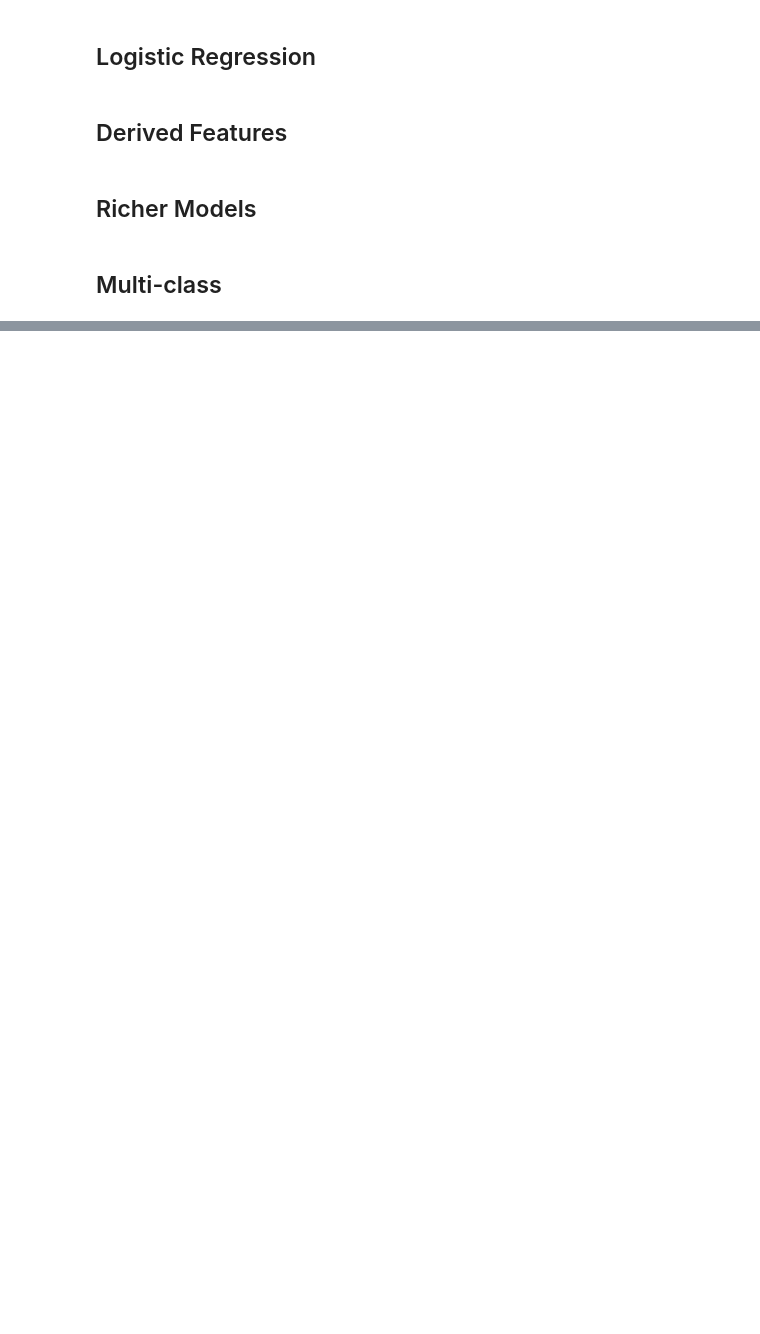
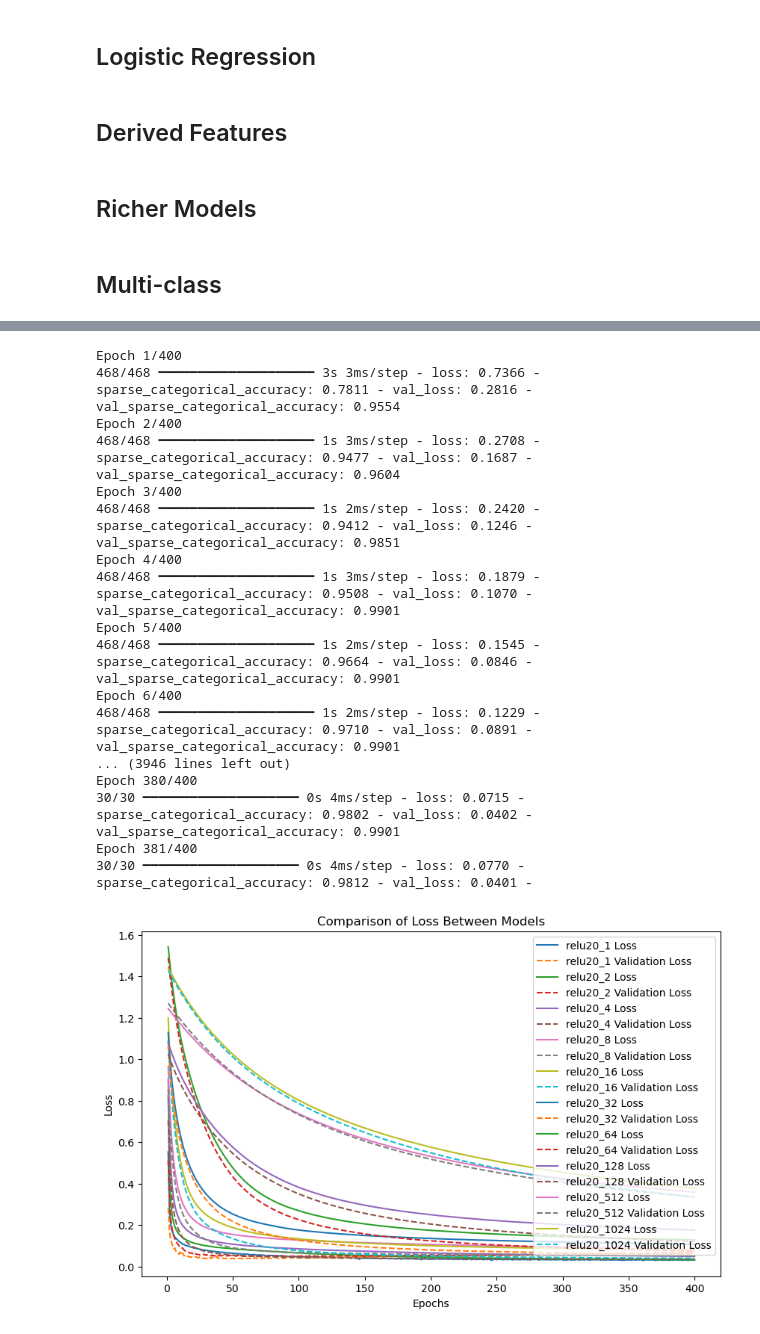
Before and after one commit to samogden/CST463-assignments, a Jupyter notebook: class_code/week07/post-class/feedforward-keras-classification.ipynb, the cells around one changed output, grey strips where cells are left out. Saved outputs shown, nothing was run; the diff lists cells and outputs as text; code cells hidden in the pictures; blank space fills up the shorter version.

```diff
--- a/class_code/week07/post-class/feedforward-keras-classification.ipynb
+++ b/class_code/week07/post-class/feedforward-keras-classification.ipynb
@@ -217,0 +295,34 @@ plot_loss(history_mc)
+# %%
+plot_multiple_histories(
+  histories={
+    "relu20_1"    : train_model_with_layer_function(layers.Dense(20, activation='relu'), kwargs_for_fit={"batch_size" : 1}),
+    "relu20_2"    : train_model_with_layer_function(layers.Dense(20, activation='relu'), kwargs_for_fit={"batch_size" : 2}),
+    "relu20_4"    : train_model_with_layer_function(layers.Dense(20, activation='relu'), kwargs_for_fit={"batch_size" : 4}),
+    "relu20_8"    : train_model_with_layer_function(layers.Dense(20, activation='relu'), kwargs_for_fit={"batch_size" : 8}),
+    "relu20_16"   : train_model_with_layer_function(layers.Dense(20, activation='relu'), kwargs_for_fit={"batch_size" : 16}),
+    "relu20_32"   : train_model_with_layer_function(layers.Dense(20, activation='relu'), kwargs_for_fit={"batch_size" : 32}),
+    "relu20_64"   : train_model_with_layer_function(layers.Dense(20, activation='relu'), kwargs_for_fit={"batch_size" : 64}),
+    "relu20_128"  : train_model_with_layer_function(layers.Dense(20, activation='relu'), kwargs_for_fit={"batch_size" : 128}),
+    "relu20_512"  : train_model_with_layer_function(layers.Dense(20, activation='relu'), kwargs_for_fit={"batch_size" : 512}),
+    "relu20_1024" : train_model_with_layer_function(layers.Dense(20, activation='relu'), kwargs_for_fit={"batch_size" : 1024}),
+  }
+)
+# %% [output]
+Epoch 1/400
+468/468 ━━━━━━━━━━━━━━━━━━━━ 3s 3ms/step - loss: 0.7366 - sparse_categorical_accuracy: 0.7811 - val_loss: 0.2816 - val_sparse_categorical_accuracy: 0.9554
+Epoch 2/400
+468/468 ━━━━━━━━━━━━━━━━━━━━ 1s 3ms/step - loss: 0.2708 - sparse_categorical_accuracy: 0.9477 - val_loss: 0.1687 - val_sparse_categorical_accuracy: 0.9604
+Epoch 3/400
+468/468 ━━━━━━━━━━━━━━━━━━━━ 1s 2ms/step - loss: 0.2420 - sparse_categorical_accuracy: 0.9412 - val_loss: 0.1246 - val_sparse_categorical_accuracy: 0.9851
+Epoch 4/400
+468/468 ━━━━━━━━━━━━━━━━━━━━ 1s 3ms/step - loss: 0.1879 - sparse_categorical_accuracy: 0.9508 - val_loss: 0.1070 - val_sparse_categorical_accuracy: 0.9901
+Epoch 5/400
+468/468 ━━━━━━━━━━━━━━━━━━━━ 1s 2ms/step - loss: 0.1545 - sparse_categorical_accuracy: 0.9664 - val_loss: 0.0846 - val_sparse_categorical_accuracy: 0.9901
+Epoch 6/400
+468/468 ━━━━━━━━━━━━━━━━━━━━ 1s 2ms/step - loss: 0.1229 - sparse_categorical_accuracy: 0.9710 - val_loss: 0.0891 - val_sparse_categorical_accuracy: 0.9901
+... (3946 lines left out)
+Epoch 380/400
+30/30 ━━━━━━━━━━━━━━━━━━━━ 0s 4ms/step - loss: 0.0715 - sparse_categorical_accuracy: 0.9802 - val_loss: 0.0402 - val_sparse_categorical_accuracy: 0.9901
+Epoch 381/400
+30/30 ━━━━━━━━━━━━━━━━━━━━ 0s 4ms/step - loss: 0.0770 - sparse_categorical_accuracy: 0.9812 - val_loss: 0.0401 -
+[figure, added]
```
Also changed, not shown: parts of 17 cells of this notebook, 1 other file.
